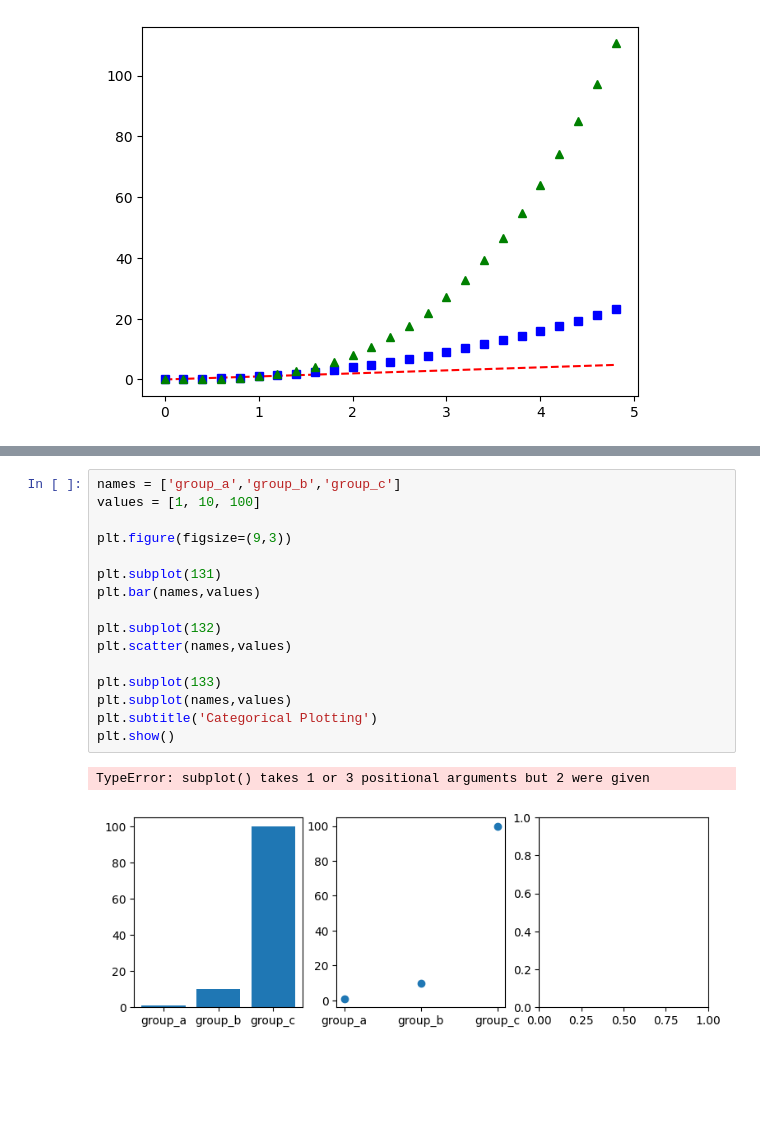
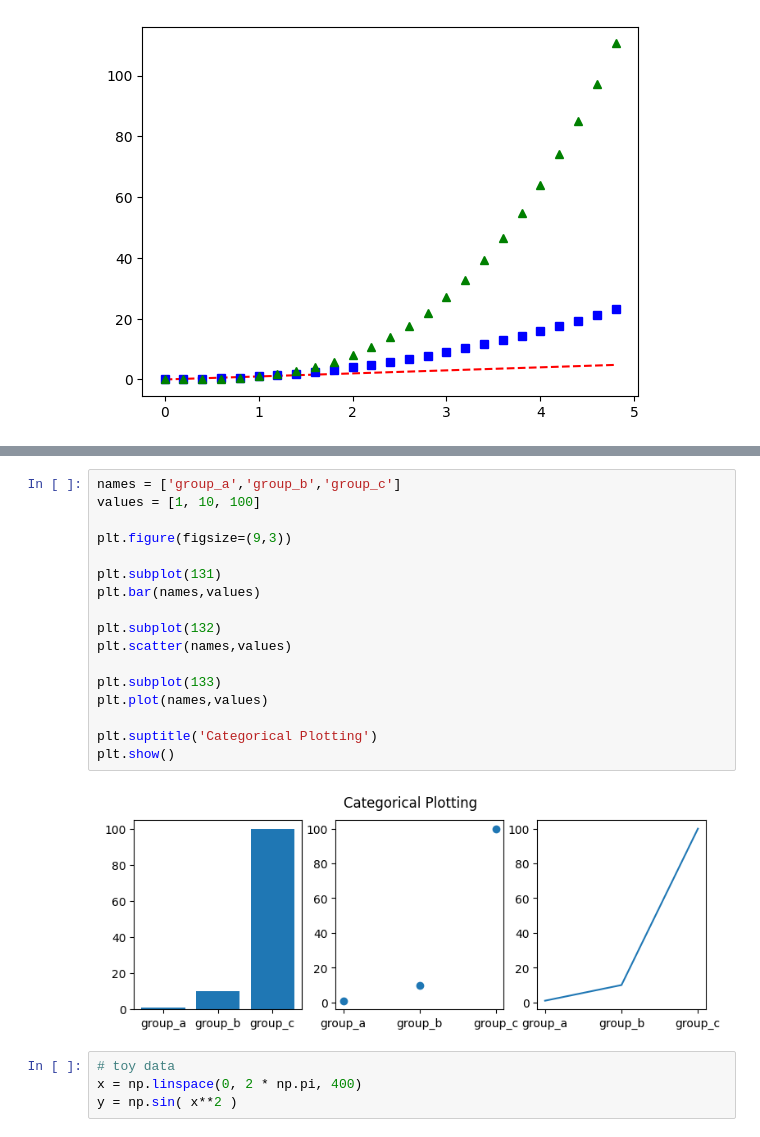
Before and after one commit to VentsislavVR/Jupyter-Notebook-Mastery-SoftUni, a Jupyter notebook: 05.Principles_matplotlib/demo.ipynb, the cells around one changed output, grey strips where cells are left out. Drawn from its saved outputs; the diff is of its cells as text; blank space fills up the shorter version.

```diff
--- a/05.Principles_matplotlib/demo.ipynb
+++ b/05.Principles_matplotlib/demo.ipynb
@@ -51,19 +51,23 @@ plt.show()
 # %%
 names = ['group_a','group_b','group_c']
 values = [1, 10, 100]
 
 plt.figure(figsize=(9,3))
 
 plt.subplot(131)
 plt.bar(names,values)
 
 plt.subplot(132)
 plt.scatter(names,values)
 
 plt.subplot(133)
-plt.subplot(names,values)
-plt.subtitle('Categorical Plotting')
+plt.plot(names,values)
+
+plt.suptitle('Categorical Plotting')
 plt.show()
 # %% [output]
-TypeError: subplot() takes 1 or 3 positional arguments but 2 were given
-[figure, old version]
+[figure, new version]
+# %%
+# toy data
+x = np.linspace(0, 2 * np.pi, 400)
+y = np.sin( x**2 )
```
Also changed, not shown: parts of 2 cells of this notebook.
